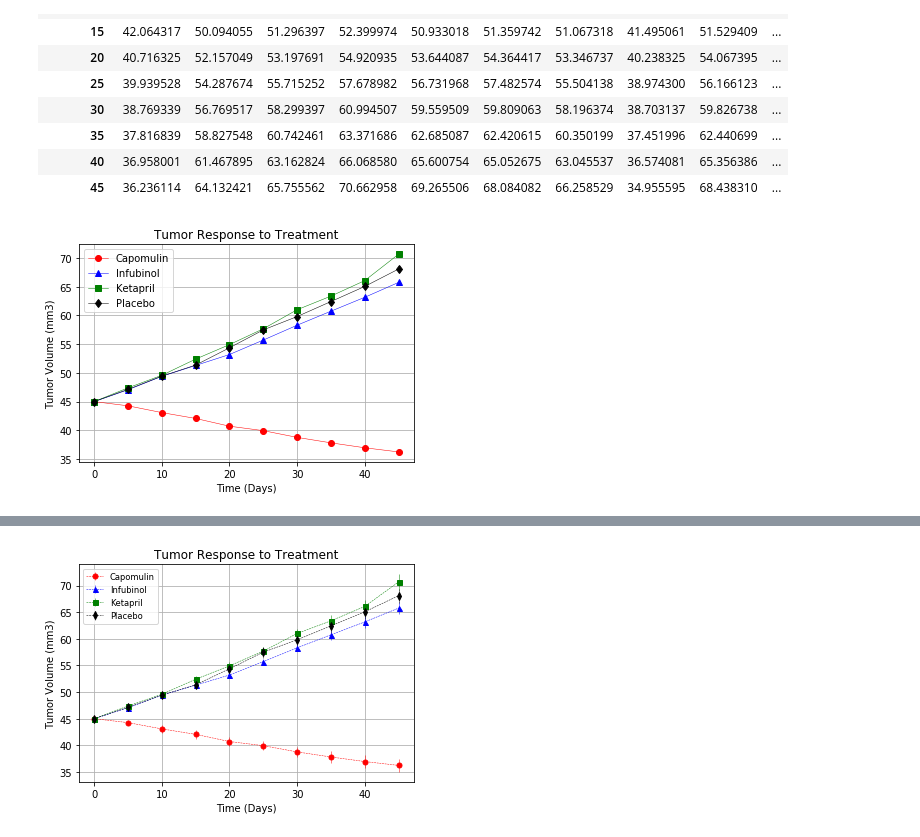
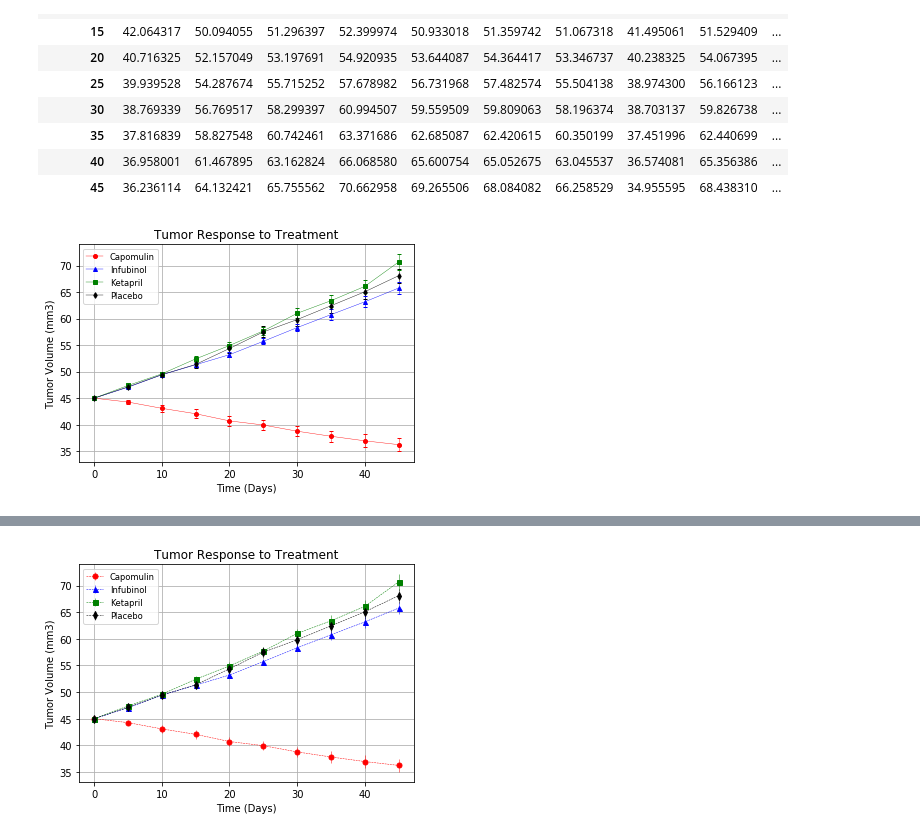
Before and after one commit to Lorsmo/Pymaceuticals, a Jupyter notebook: Pymaceuticals/pymaceuticals_starter.ipynb, the cells around one changed output, grey strips where cells are left out. Saved outputs shown, nothing was run; the diff lists cells and outputs as text; code cells hidden in the pictures.

Commit message:
std error first chart

```diff
--- a/Pymaceuticals/pymaceuticals_starter.ipynb
+++ b/Pymaceuticals/pymaceuticals_starter.ipynb
@@ -86,32 +86,44 @@ mean_tumor
 | 45 | 36.236114 | 64.132421 | 65.755562 | 70.662958 | 69.265506 | 68.084082 | 66.258529 | 34.955595 | 68.438310 | ... |
 # %%
 mean_tumor = mean_tumor.reset_index()
+# %%
+# Re-Format the Standard Error Data Frames
+standard_error_mean = standard_errors_df.pivot_table(values="Tumor Volume (mm3)",
+                                   index="Timepoint", columns="Drug")
 # %%
 # Generate the Plot (with Error Bars)
 x_axis = np.arange(0,50,5)
 
 capomulin_s = mean_tumor["Capomulin"]
 infubinol_s = mean_tumor["Infubinol"]
 ketapril_s = mean_tumor["Ketapril"]
 placebo_s = mean_tumor["Placebo"]
 
-capomulin, = plt.plot(x_axis, capomulin_s, marker="o",color="red", linewidth=0.5, label="Capomulin")
-infubinol, = plt.plot(x_axis, infubinol_s, marker="^", color="blue", linewidth=0.5, label="Infubinol")
-ketapril, = plt.plot(x_axis, ketapril_s, marker="s", color="green", linewidth=0.5, label="Ketapril")
-placebo, = plt.plot(x_axis, placebo_s, marker="d", color="black", linewidth=0.5, label="Placebo")
+capomulin_se = standard_error_mean["Capomulin"]
+infubinol_se = standard_error_mean["Infubinol"]
+ketapril_se = standard_error_mean["Ketapril"]
+placebo_se = standard_error_mean["Placebo"]
 
-plt.legend(handles=[capomulin, infubinol, ketapril, placebo], loc="best")
+plt.errorbar(x_axis, capomulin_s , capomulin_se, color="red", linewidth=0.4, marker="o", markersize='4', capsize=2, elinewidth=0.5)
+plt.errorbar(x_axis, infubinol_s, infubinol_se, color="blue", linewidth=0.4, marker="^", markersize='4', capsize=2, elinewidth=0.5)
+plt.errorbar(x_axis, ketapril_s, ketapril_se, color="green", linewidth=0.4, marker="s", markersize='4', capsize=2, elinewidth=0.5)
+plt.errorbar(x_axis, placebo_s, placebo_se, color="black", linewidth=0.4, marker="d", markersize='4', capsize=2, elinewidth=0.5)
+
+plt.legend(handles=[capomulin, infubinol, ketapril, placebo], loc="best", fontsize="small")
 
 # Create labels for the X and Y axis
 plt.title("Tumor Response to Treatment")
 plt.xlabel("Time (Days)")
 plt.ylabel("Tumor Volume (mm3)")
 
+# Set the limits for the X and Y axes
+plt.ylim(33,74)
+
 # Set a grid on the plot
 plt.grid()
-#plt.figure(figsize=(20,12))
 
-# Save the Figure
-#######Agrandir la zone de graph
+# Save and display the chart
+plt.savefig("Charts/tumor_response_to_treatment.png")
+plt.show()
 # %% [output]
-[figure, old version]
+[figure, new version]
```
Also changed, not shown: parts of 2 cells of this notebook, 2 other files.
